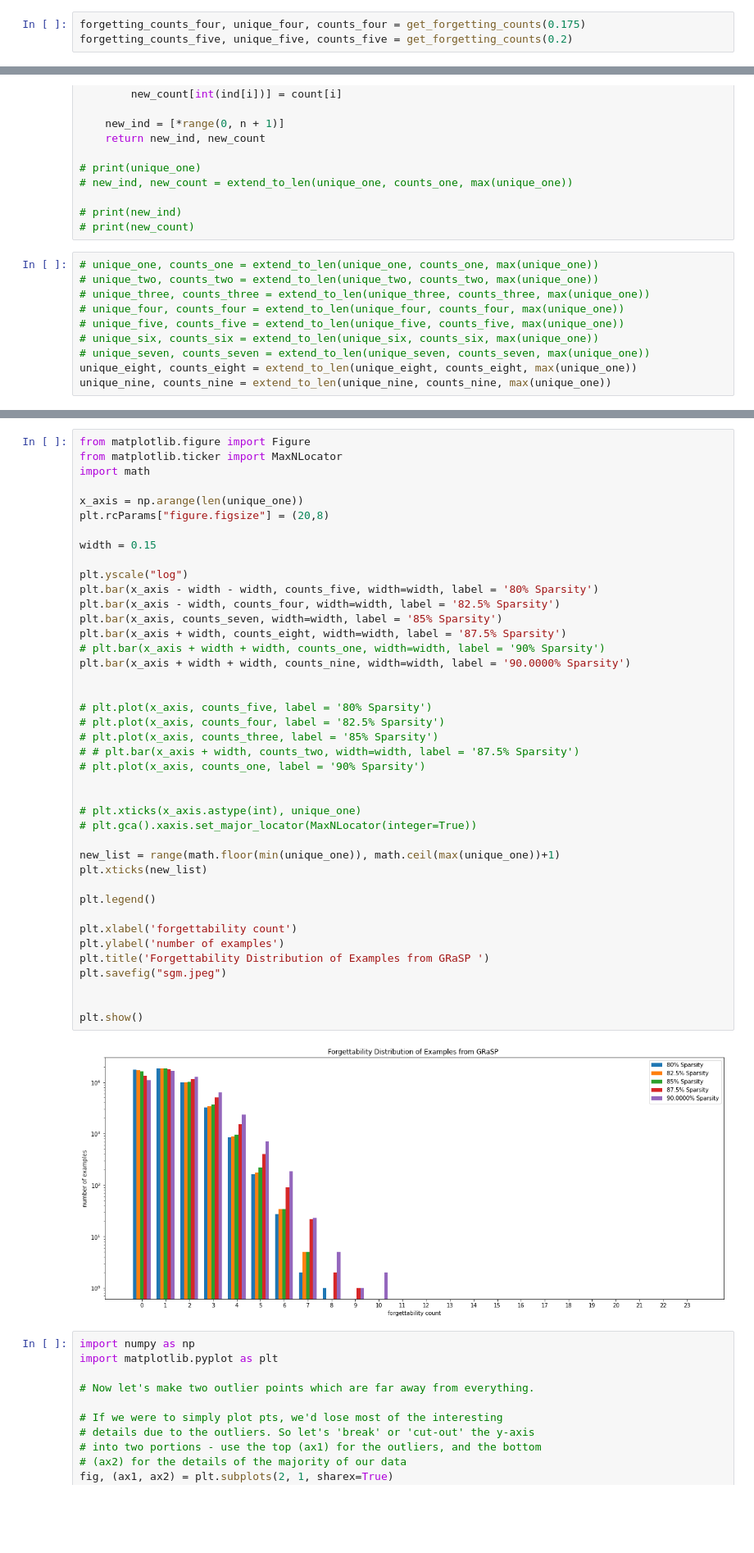
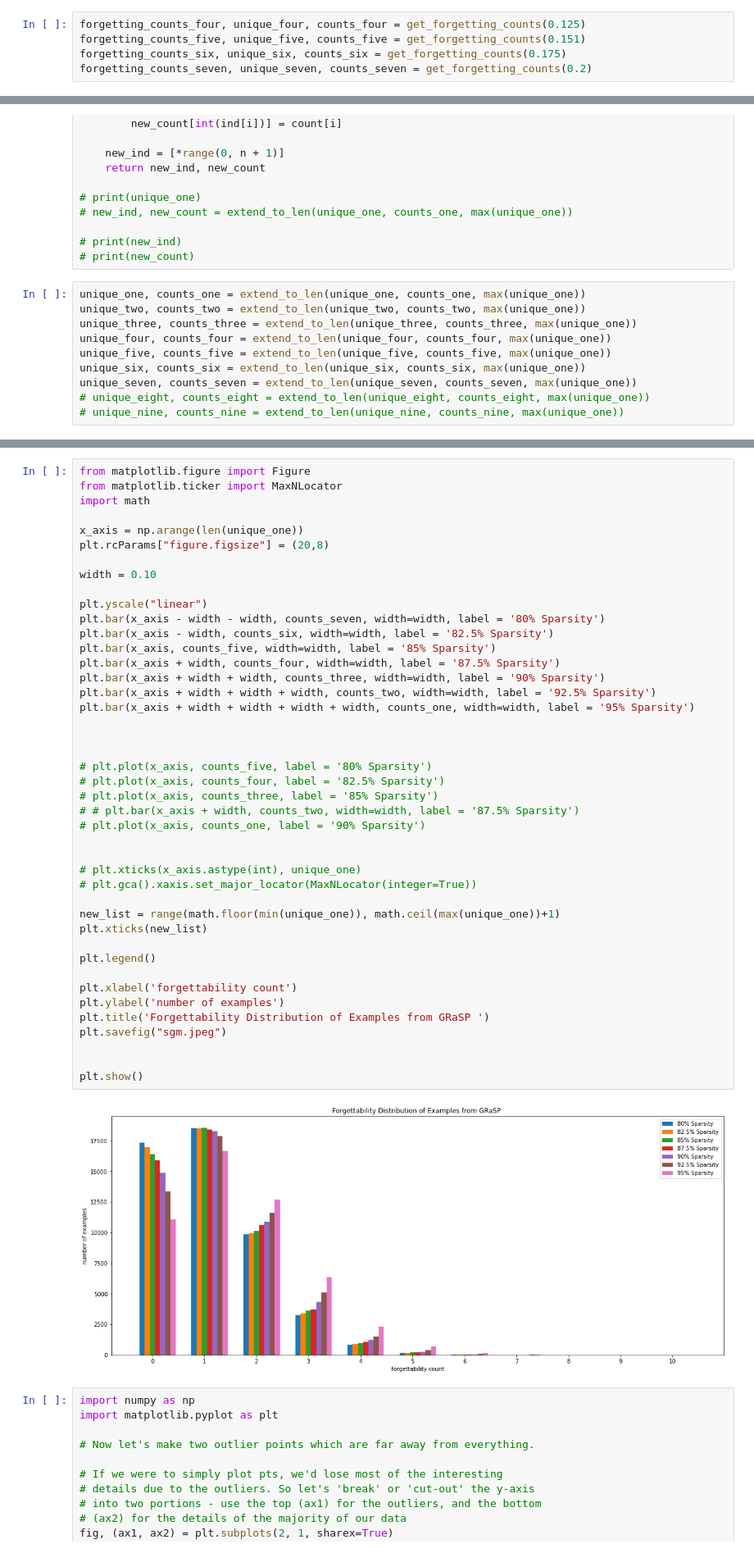
Before and after one commit to harshchobisa/capstone, a Jupyter notebook: sgm_analysis.ipynb, the cells around one changed output, grey strips where cells are left out. Shown at 82% size. Cells and saved outputs as stored; diff of their text form; blank space fills up the shorter version.

```diff
--- a/sgm_analysis.ipynb
+++ b/sgm_analysis.ipynb
@@ -114,8 +115,10 @@ forgetting_counts_three, unique_three, counts_three = get_forgetting_counts(0.15
 []
 0
 # %%
-forgetting_counts_four, unique_four, counts_four = get_forgetting_counts(0.175)
-forgetting_counts_five, unique_five, counts_five = get_forgetting_counts(0.2)
+forgetting_counts_four, unique_four, counts_four = get_forgetting_counts(0.125)
+forgetting_counts_five, unique_five, counts_five = get_forgetting_counts(0.151)
+forgetting_counts_six, unique_six, counts_six = get_forgetting_counts(0.175)
+forgetting_counts_seven, unique_seven, counts_seven = get_forgetting_counts(0.2)
 # %% [output]
 []
 0
@@ -189,15 +196,15 @@ def extend_to_len(ind, count, n):
 # print(new_ind)
 # print(new_count)
 # %%
-# unique_one, counts_one = extend_to_len(unique_one, counts_one, max(unique_one))
-# unique_two, counts_two = extend_to_len(unique_two, counts_two, max(unique_one))
-# unique_three, counts_three = extend_to_len(unique_three, counts_three, max(unique_one))
-# unique_four, counts_four = extend_to_len(unique_four, counts_four, max(unique_one))
-# unique_five, counts_five = extend_to_len(unique_five, counts_five, max(unique_one))
-# unique_six, counts_six = extend_to_len(unique_six, counts_six, max(unique_one))
-# unique_seven, counts_seven = extend_to_len(unique_seven, counts_seven, max(unique_one))
-unique_eight, counts_eight = extend_to_len(unique_eight, counts_eight, max(unique_one))
-unique_nine, counts_nine = extend_to_len(unique_nine, counts_nine, max(unique_one))
+unique_one, counts_one = extend_to_len(unique_one, counts_one, max(unique_one))
+unique_two, counts_two = extend_to_len(unique_two, counts_two, max(unique_one))
+unique_three, counts_three = extend_to_len(unique_three, counts_three, max(unique_one))
+unique_four, counts_four = extend_to_len(unique_four, counts_four, max(unique_one))
+unique_five, counts_five = extend_to_len(unique_five, counts_five, max(unique_one))
+unique_six, counts_six = extend_to_len(unique_six, counts_six, max(unique_one))
+unique_seven, counts_seven = extend_to_len(unique_seven, counts_seven, max(unique_one))
+# unique_eight, counts_eight = extend_to_len(unique_eight, counts_eight, max(unique_one))
+# unique_nine, counts_nine = extend_to_len(unique_nine, counts_nine, max(unique_one))
 # %%
 print(len(unique_one))
 print(counts_one)
@@ -227,42 +230,44 @@ import math
 
 x_axis = np.arange(len(unique_one))
 plt.rcParams["figure.figsize"] = (20,8)
 
-width = 0.15
+width = 0.10
 
-plt.yscale("log")
-plt.bar(x_axis - width - width, counts_five, width=width, label = '80% Sparsity')
-plt.bar(x_axis - width, counts_four, width=width, label = '82.5% Sparsity')
-plt.bar(x_axis, counts_seven, width=width, label = '85% Sparsity')
-plt.bar(x_axis + width, counts_eight, width=width, label = '87.5% Sparsity')
-# plt.bar(x_axis + width + width, counts_one, width=width, label = '90% Sparsity')
-plt.bar(x_axis + width + width, counts_nine, width=width, label = '90.0000% Sparsity')
+plt.yscale("linear")
+plt.bar(x_axis - width - width, counts_seven, width=width, label = '80% Sparsity')
+plt.bar(x_axis - width, counts_six, width=width, label = '82.5% Sparsity')
+plt.bar(x_axis, counts_five, width=width, label = '85% Sparsity')
+plt.bar(x_axis + width, counts_four, width=width, label = '87.5% Sparsity')
+plt.bar(x_axis + width + width, counts_three, width=width, label = '90% Sparsity')
+plt.bar(x_axis + width + width + width, counts_two, width=width, label = '92.5% Sparsity')
+plt.bar(x_axis + width + width + width + width, counts_one, width=width, label = '95% Sparsity')
+
 
 
 # plt.plot(x_axis, counts_five, label = '80% Sparsity')
 # plt.plot(x_axis, counts_four, label = '82.5% Sparsity')
 # plt.plot(x_axis, counts_three, label = '85% Sparsity')
 # # plt.bar(x_axis + width, counts_two, width=width, label = '87.5% Sparsity')
 # plt.plot(x_axis, counts_one, label = '90% Sparsity')
 
 
 # plt.xticks(x_axis.astype(int), unique_one)
 # plt.gca().xaxis.set_major_locator(MaxNLocator(integer=True))
 
 new_list = range(math.floor(min(unique_one)), math.ceil(max(unique_one))+1)
 plt.xticks(new_list)
 
 plt.legend()
 
 plt.xlabel('forgettability count')
 plt.ylabel('number of examples')
 plt.title('Forgettability Distribution of Examples from GRaSP ')
 plt.savefig("sgm.jpeg")
 
 
 plt.show()
 # %% [output]
-[figure, old version]
+[figure, new version]
 # %%
 import numpy as np
 import matplotlib.pyplot as plt
```
Also changed, not shown: parts of 15 cells of this notebook, 3 other files.
